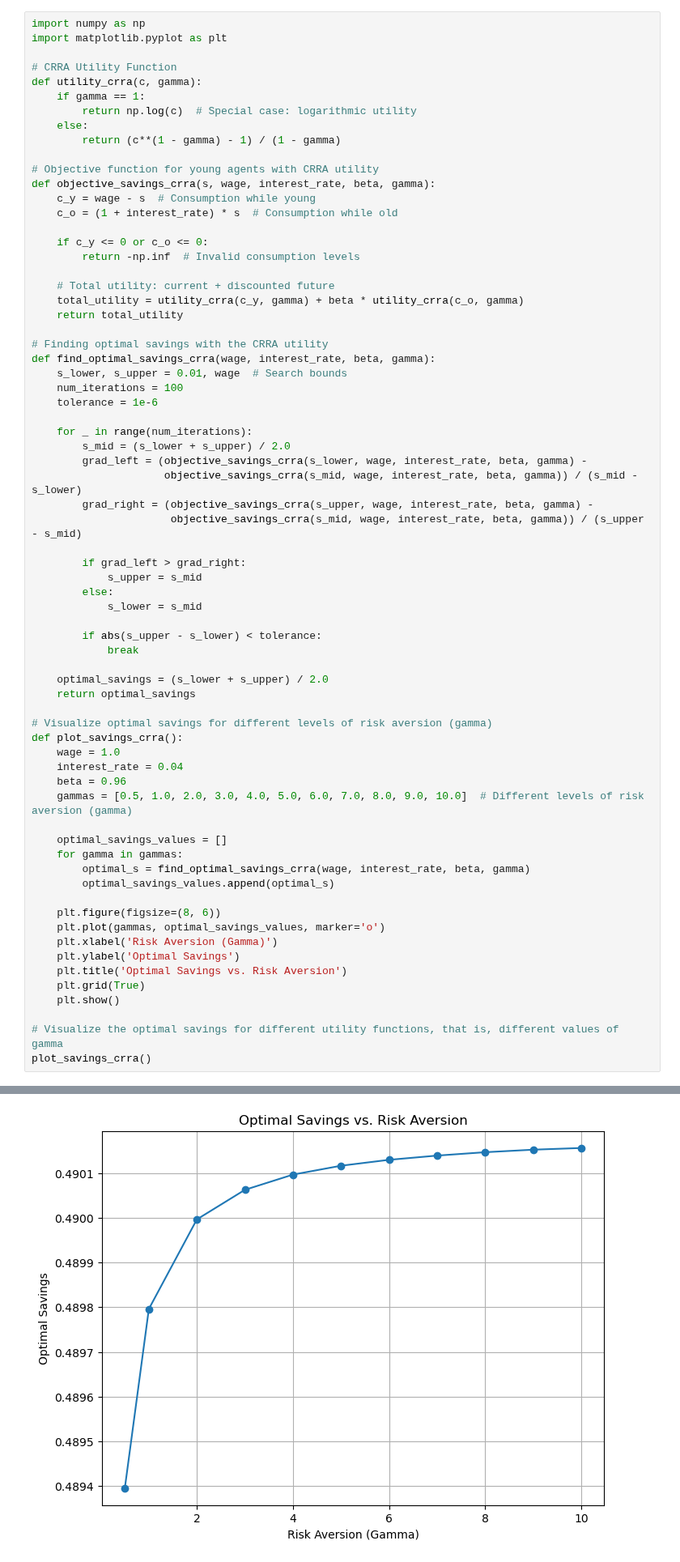
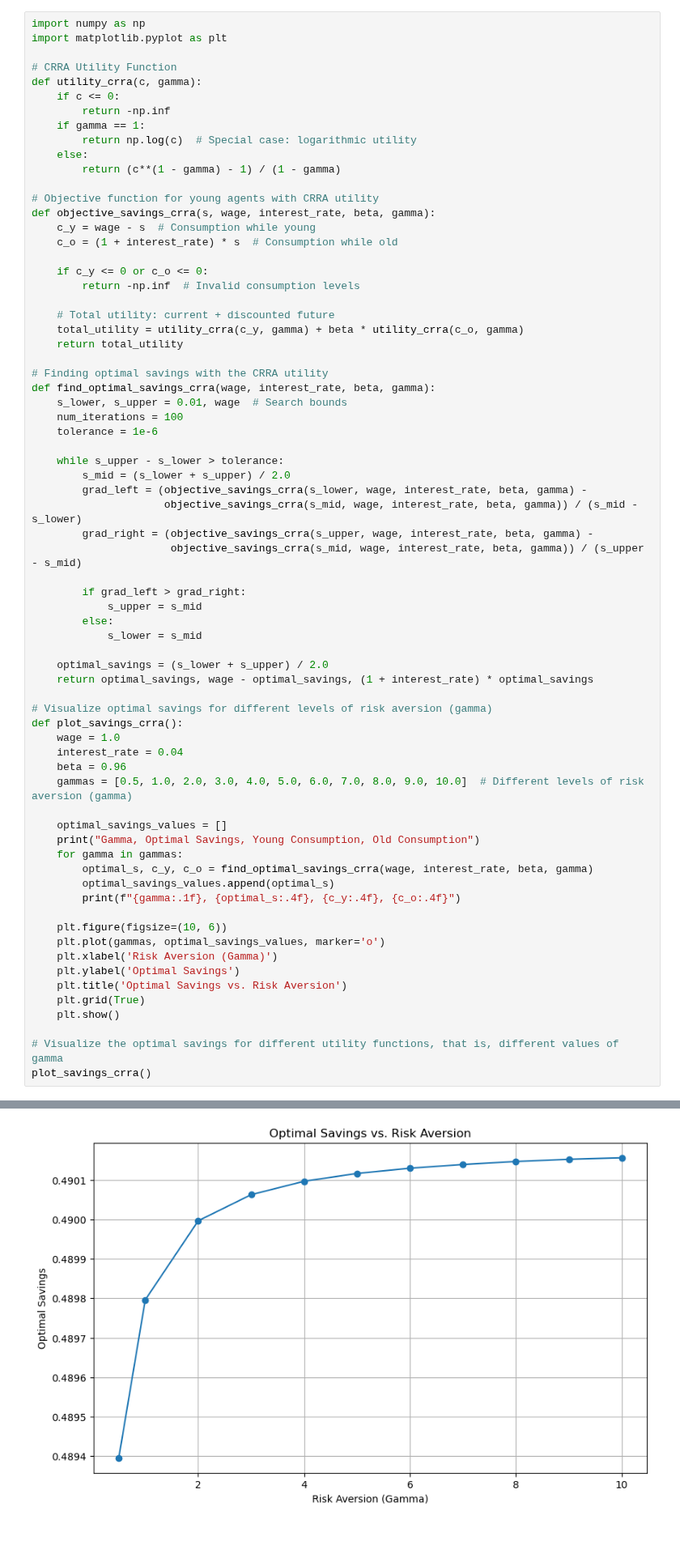
Before and after one commit to NumEconCopenhagen/projects-2024-anton-og-phillip, a Jupyter notebook: modelproject/modelproject.ipynb, the cells around one changed output, grey strips where cells are left out. Shown at 81% size. Saved outputs shown, nothing was run; the diff lists cells and outputs as text; blank space fills up the shorter version.

Commit message:
Tilføjet print statements for s og y

```diff
--- a/modelproject/modelproject.ipynb
+++ b/modelproject/modelproject.ipynb
@@ -120,6 +149,8 @@ import matplotlib.pyplot as plt
 
 # CRRA Utility Function
 def utility_crra(c, gamma):
+    if c <= 0:
+        return -np.inf
     if gamma == 1:
         return np.log(c)  # Special case: logarithmic utility
     else:
@@ -143,7 +174,7 @@ def find_optimal_savings_crra(wage, interest_rate, beta, gamma):
     num_iterations = 100
     tolerance = 1e-6
 
-    for _ in range(num_iterations):
+    while s_upper - s_lower > tolerance:
         s_mid = (s_lower + s_upper) / 2.0
         grad_left = (objective_savings_crra(s_lower, wage, interest_rate, beta, gamma) -
                      objective_savings_crra(s_mid, wage, interest_rate, beta, gamma)) / (s_mid - s_lower)
@@ -155,11 +186,8 @@ def find_optimal_savings_crra(wage, interest_rate, beta, gamma):
         else:
             s_lower = s_mid
 
-        if abs(s_upper - s_lower) < tolerance:
-            break
-
     optimal_savings = (s_lower + s_upper) / 2.0
-    return optimal_savings
+    return optimal_savings, wage - optimal_savings, (1 + interest_rate) * optimal_savings
 
 # Visualize optimal savings for different levels of risk aversion (gamma)
 def plot_savings_crra():
@@ -169,11 +197,13 @@ def plot_savings_crra():
     gammas = [0.5, 1.0, 2.0, 3.0, 4.0, 5.0, 6.0, 7.0, 8.0, 9.0, 10.0]  # Different levels of risk aversion (gamma)
 
     optimal_savings_values = []
+    print("Gamma, Optimal Savings, Young Consumption, Old Consumption")
     for gamma in gammas:
-        optimal_s = find_optimal_savings_crra(wage, interest_rate, beta, gamma)
+        optimal_s, c_y, c_o = find_optimal_savings_crra(wage, interest_rate, beta, gamma)
         optimal_savings_values.append(optimal_s)
+        print(f"{gamma:.1f}, {optimal_s:.4f}, {c_y:.4f}, {c_o:.4f}")
 
-    plt.figure(figsize=(8, 6))
+    plt.figure(figsize=(10, 6))
     plt.plot(gammas, optimal_savings_values, marker='o')
     plt.xlabel('Risk Aversion (Gamma)')
     plt.ylabel('Optimal Savings')
@@ -187,4 +229,4 @@ plot_savings_crra()
-[figure, old version]
+[figure, new version]
 # %% [markdown]
 The plot above shows how the optimal savings level changes with changes in gamma. As gamma increases, agents become more risk averse. This means that they prioritize saving more strongly since they fear the uncertainty of future consumption more strongly.
 
```
Also changed, not shown: parts of 5 cells of this notebook.
